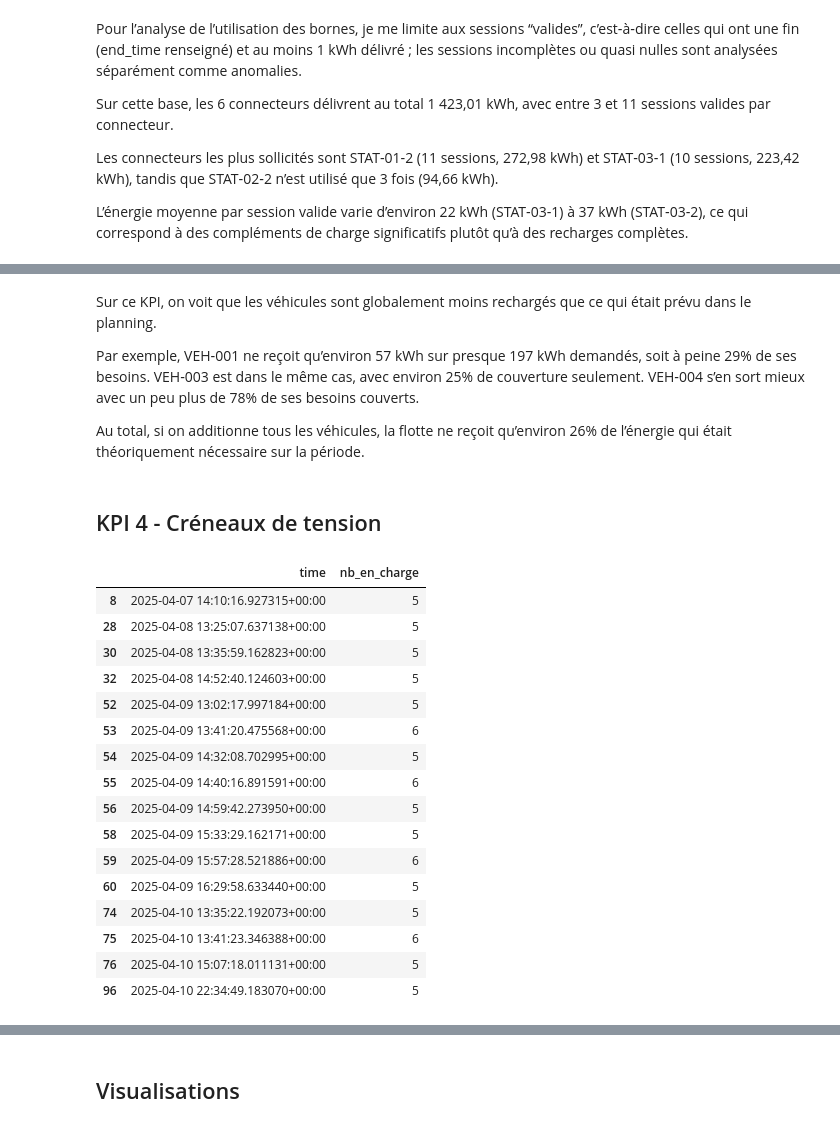
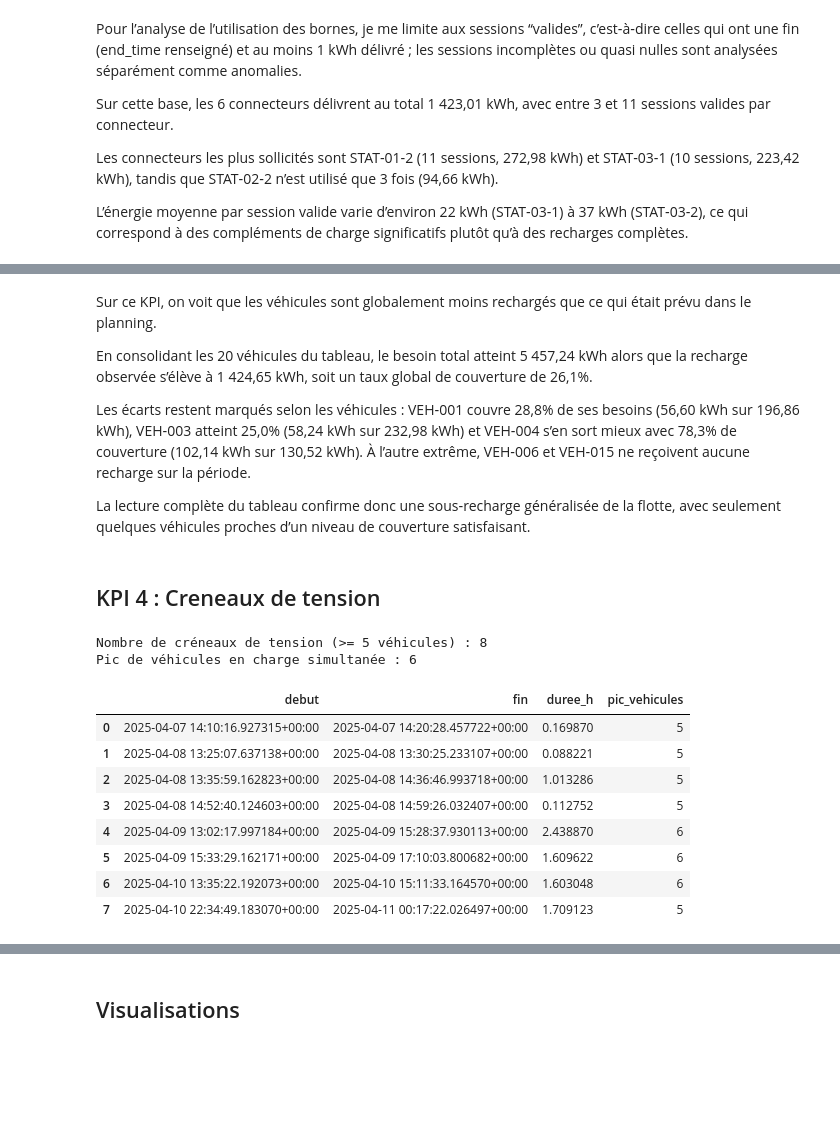
Before and after one commit to FlorianRoosebeke/-verbus-tech-test-, a Jupyter notebook: analyse_verbus.ipynb, the cells around one changed output, grey strips where cells are left out. Saved outputs shown, nothing was run; the diff lists cells and outputs as text; code cells hidden in the pictures; blank space fills up the shorter version.

```diff
--- a/analyse_verbus.ipynb
+++ b/analyse_verbus.ipynb
@@ -435,48 +422,44 @@ Taux global de couverture des besoins de recharge : 26.1%
 # %% [markdown]
 Sur ce KPI, on voit que les véhicules sont globalement moins rechargés que ce qui était prévu dans le planning.
 
-Par exemple, VEH‑001 ne reçoit qu’environ 57 kWh sur presque 197 kWh demandés, soit à peine 29% de ses besoins. VEH‑003 est dans le même cas, avec environ 25% de couverture seulement. VEH‑004 s’en sort mieux avec un peu plus de 78% de ses besoins couverts.
+En consolidant les 20 véhicules du tableau, le besoin total atteint 5 457,24 kWh alors que la recharge observée s’élève à 1 424,65 kWh, soit un taux global de couverture de 26,1%.
 
-Au total, si on additionne tous les véhicules, la flotte ne reçoit qu’environ 26% de l’énergie qui était théoriquement nécessaire sur la période.
+Les écarts restent marqués selon les véhicules : VEH‑001 couvre 28,8% de ses besoins (56,60 kWh sur 196,86 kWh), VEH‑003 atteint 25,0% (58,24 kWh sur 232,98 kWh) et VEH‑004 s’en sort mieux avec 78,3% de couverture (102,14 kWh sur 130,52 kWh). À l’autre extrême, VEH‑006 et VEH‑015 ne reçoivent aucune recharge sur la période.
+
+La lecture complète du tableau confirme donc une sous‑recharge généralisée de la flotte, avec seulement quelques véhicules proches d’un niveau de couverture satisfaisant.
 # %% [markdown]
-## KPI 4 - Créneaux de tension
+## KPI 4 : Creneaux de tension
 # %%
-evenements_debut = df_sessions[["start_time"]].copy()
-evenements_debut["delta"] = 1
+evenements = []
 
-evenements_fin = df_sessions[["end_time"]].copy()
-evenements_fin["delta"] = -1
+for _, ligne in df_sessions.iterrows():
+    evenements.append({
+        "instant": ligne["start_time"],
+        "variation": 1
+    })
+    evenements.append({
+        "instant": ligne["end_time"],
+        "variation": -1
+    })
 
-evenements_debut = evenements_debut.rename(columns={"start_time": "instant"})
-evenements_fin = evenements_fin.rename(columns={"end_time": "instant"})
+evenements_df = pd.DataFrame(evenements)
 
-evenements = pd.concat([evenements_debut, evenements_fin], ignore_index=True)
-evenements = evenements.sort_values(["instant", "delta"])
+evenements_df = evenements_df.sort_values("instant")
 
-nb_actuel_en_charge = 0
-lignes = []
+evenements_df["nb_vehicules_en_charge"] = evenements_df["variation"].cumsum()
 
-for _, ligne in evenements.iterrows():
-    nb_actuel_en_charge += ligne["delta"]
-    lignes.append({"instant": ligne["instant"], "nb_en_charge": nb_actuel_en_charge})
+creux_tension = evenements_df[evenements_df["nb_vehicules_en_charge"] >= 5]
 
-chronologie = pd.DataFrame(lignes)
-chronologie_5_plus = chronologie[chronologie["nb_en_charge"] >= 5]
+creux_tension.head(20)
 # %% [output]
+Nombre de créneaux de tension (>= 5 véhicules) : 8
+Pic de véhicules en charge simultanée : 6
-|  | time | nb_en_charge |
-| 8 | 2025-04-07 14:10:16.927315+00:00 | 5 |
-| 28 | 2025-04-08 13:25:07.637138+00:00 | 5 |
-| 30 | 2025-04-08 13:35:59.162823+00:00 | 5 |
-| 32 | 2025-04-08 14:52:40.124603+00:00 | 5 |
-| 52 | 2025-04-09 13:02:17.997184+00:00 | 5 |
-| 53 | 2025-04-09 13:41:20.475568+00:00 | 6 |
-| 54 | 2025-04-09 14:32:08.702995+00:00 | 5 |
-| 55 | 2025-04-09 14:40:16.891591+00:00 | 6 |
-| 56 | 2025-04-09 14:59:42.273950+00:00 | 5 |
-| 58 | 2025-04-09 15:33:29.162171+00:00 | 5 |
-| 59 | 2025-04-09 15:57:28.521886+00:00 | 6 |
-| 60 | 2025-04-09 16:29:58.633440+00:00 | 5 |
-| 74 | 2025-04-10 13:35:22.192073+00:00 | 5 |
-| 75 | 2025-04-10 13:41:23.346388+00:00 | 6 |
-| 76 | 2025-04-10 15:07:18.011131+00:00 | 5 |
-| 96 | 2025-04-10 22:34:49.183070+00:00 | 5 |
+|  | debut | fin | duree_h | pic_vehicules |
+| 0 | 2025-04-07 14:10:16.927315+00:00 | 2025-04-07 14:20:28.457722+00:00 | 0.169870 | 5 |
+| 1 | 2025-04-08 13:25:07.637138+00:00 | 2025-04-08 13:30:25.233107+00:00 | 0.088221 | 5 |
+| 2 | 2025-04-08 13:35:59.162823+00:00 | 2025-04-08 14:36:46.993718+00:00 | 1.013286 | 5 |
+| 3 | 2025-04-08 14:52:40.124603+00:00 | 2025-04-08 14:59:26.032407+00:00 | 0.112752 | 5 |
+| 4 | 2025-04-09 13:02:17.997184+00:00 | 2025-04-09 15:28:37.930113+00:00 | 2.438870 | 6 |
+| 5 | 2025-04-09 15:33:29.162171+00:00 | 2025-04-09 17:10:03.800682+00:00 | 1.609622 | 6 |
+| 6 | 2025-04-10 13:35:22.192073+00:00 | 2025-04-10 15:11:33.164570+00:00 | 1.603048 | 6 |
+| 7 | 2025-04-10 22:34:49.183070+00:00 | 2025-04-11 00:17:22.026497+00:00 | 1.709123 | 5 |
```
Also changed, not shown: parts of 17 cells of this notebook, 1 other file.
